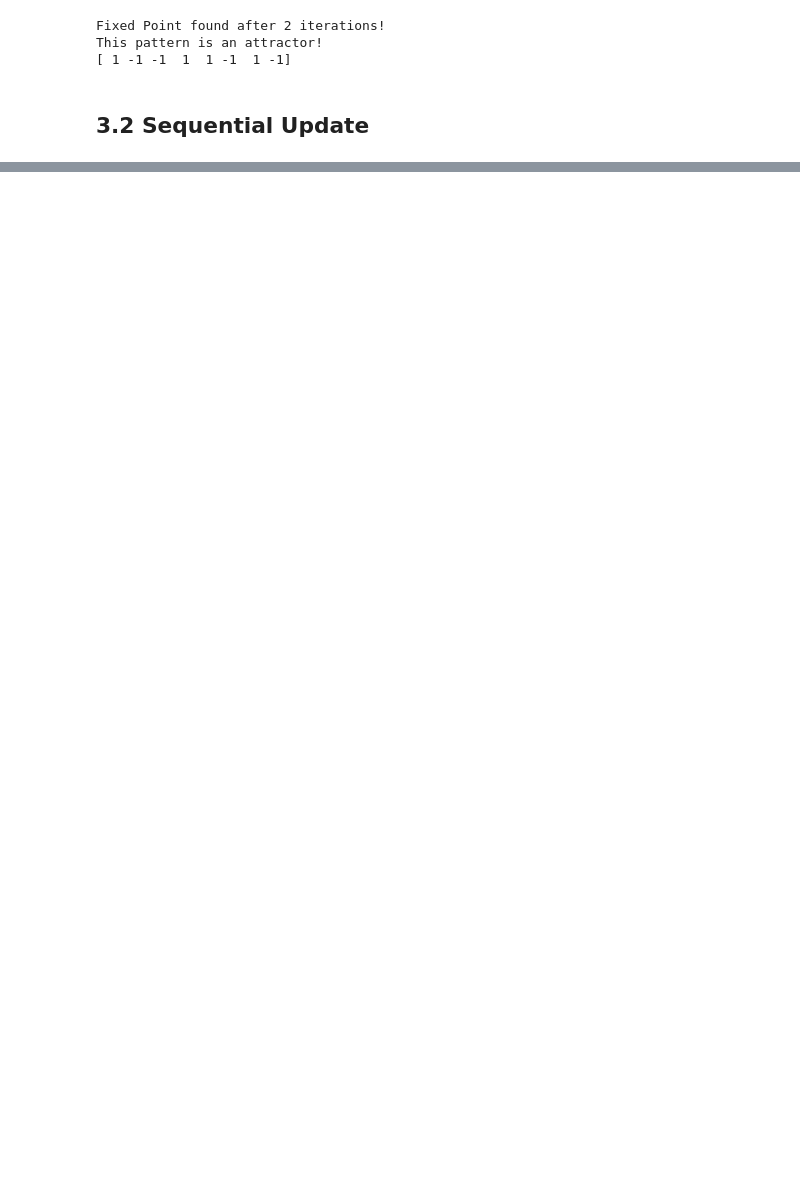
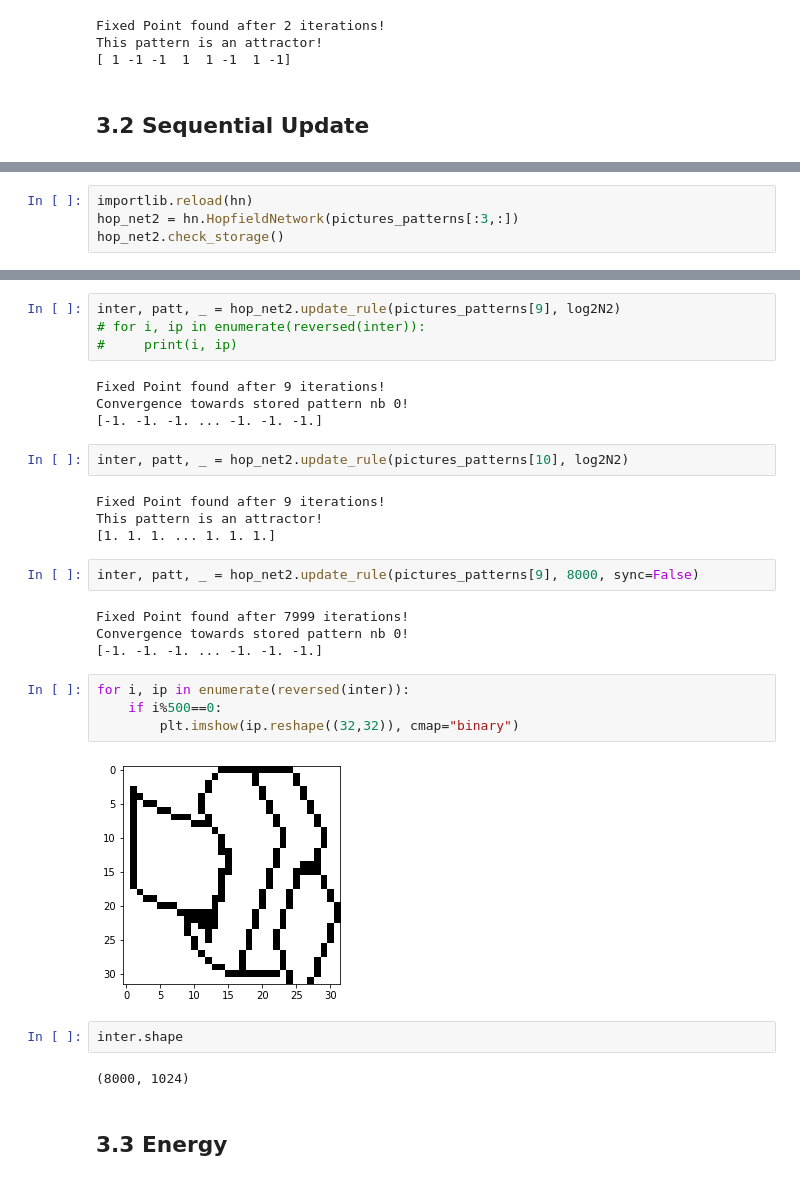
Before and after one commit to kenza-bouzid/ann_labs, a Jupyter notebook: lab3/experiments_1.ipynb, the cells around one changed output, grey strips where cells are left out. Drawn from its saved outputs; the diff is of its cells as text; blank space fills up the shorter version.

```diff
--- a/lab3/experiments_1.ipynb
+++ b/lab3/experiments_1.ipynb
@@ -71,0 +89,4 @@ This pattern is an attractor!
+# %%
+importlib.reload(hn)
+hop_net2 = hn.HopfieldNetwork(pictures_patterns[:3,:])
+hop_net2.check_storage()
@@ -71,0 +105,32 @@ This pattern is an attractor!
+# %%
+inter, patt, _ = hop_net2.update_rule(pictures_patterns[9], log2N2)
+# for i, ip in enumerate(reversed(inter)):
+#     print(i, ip)
+# %% [output]
+Fixed Point found after 9 iterations!
+Convergence towards stored pattern nb 0!
+[-1. -1. -1. ... -1. -1. -1.]
+# %%
+inter, patt, _ = hop_net2.update_rule(pictures_patterns[10], log2N2)
+# %% [output]
+Fixed Point found after 9 iterations!
+This pattern is an attractor!
+[1. 1. 1. ... 1. 1. 1.]
+# %%
+inter, patt, _ = hop_net2.update_rule(pictures_patterns[9], 8000, sync=False)
+# %% [output]
+Fixed Point found after 7999 iterations!
+Convergence towards stored pattern nb 0!
+[-1. -1. -1. ... -1. -1. -1.]
+# %%
+for i, ip in enumerate(reversed(inter)):
+    if i%500==0:
+        plt.imshow(ip.reshape((32,32)), cmap="binary")
+# %% [output]
+[figure, added]
+# %%
+inter.shape
+# %% [output]
+(8000, 1024)
+# %% [markdown]
+## 3.3 Energy
```
Also changed, not shown: parts of 10 cells of this notebook, 1 other file.
